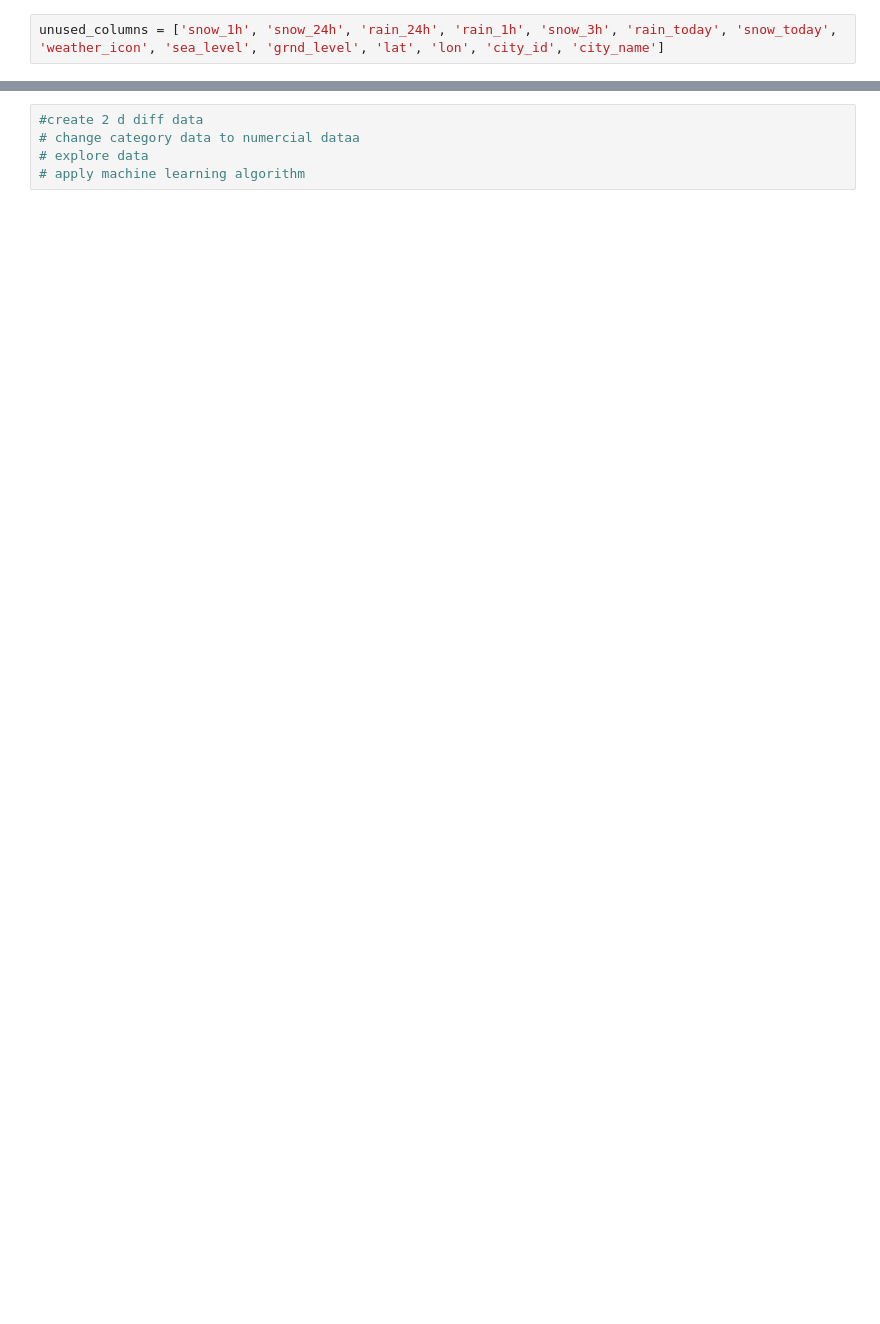
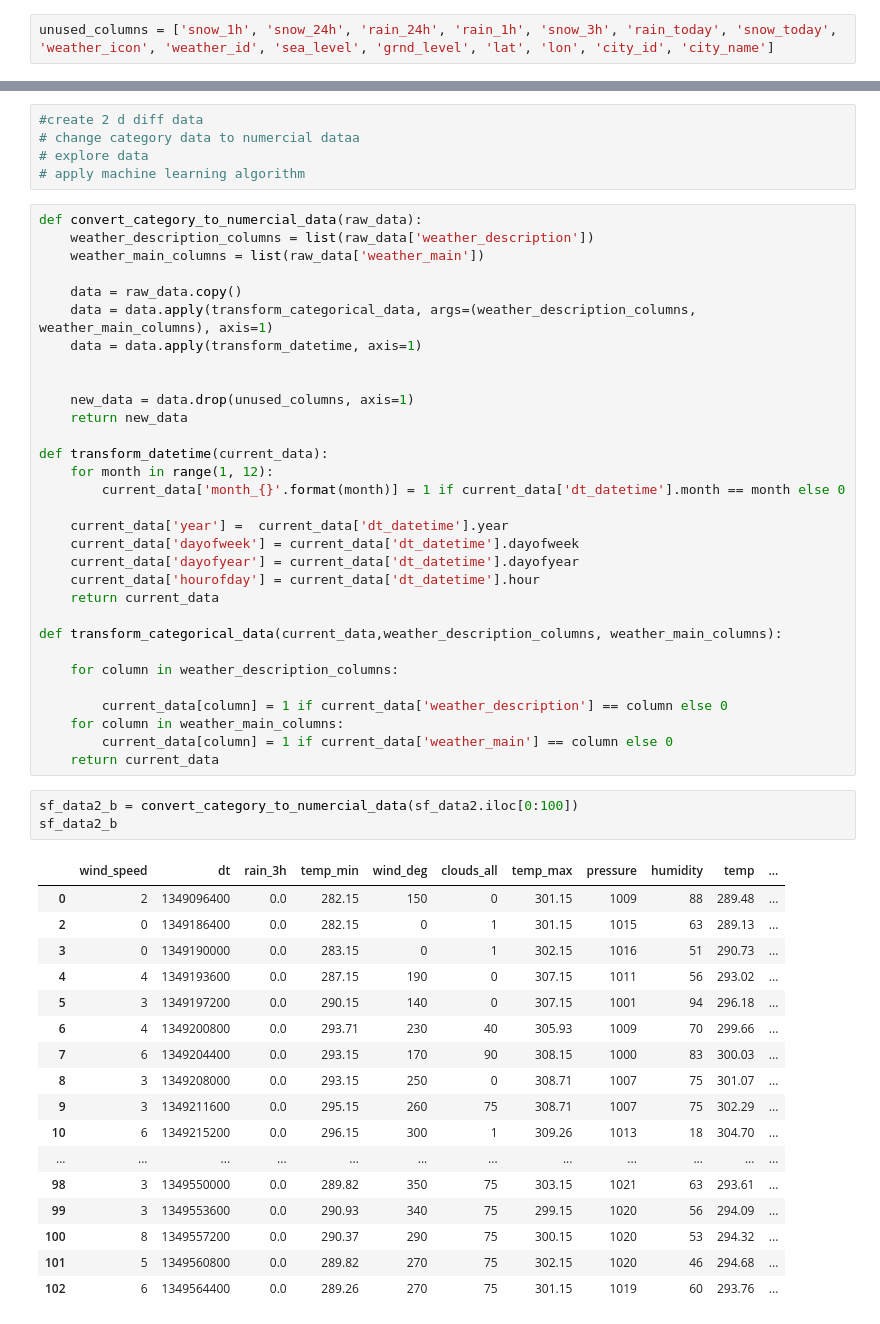
Before and after one commit to tsurupin/weather-forecast, a Jupyter notebook: spark/work/test2.ipynb, the cells around one changed output, grey strips where cells are left out. Cells and saved outputs as stored; diff of their text form; blank space fills up the shorter version.

```diff
--- a/spark/work/test2.ipynb
+++ b/spark/work/test2.ipynb
@@ -56,7 +56,7 @@ raw_columns
  'weather_description',
  'weather_icon']
 # %%
-unused_columns = ['snow_1h', 'snow_24h', 'rain_24h', 'rain_1h', 'snow_3h', 'rain_today', 'snow_today', 'weather_icon', 'sea_level', 'grnd_level', 'lat', 'lon', 'city_id', 'city_name']
+unused_columns = ['snow_1h', 'snow_24h', 'rain_24h', 'rain_1h', 'snow_3h', 'rain_today', 'snow_today', 'weather_icon', 'weather_id', 'sea_level', 'grnd_level', 'lat', 'lon', 'city_id', 'city_name']
 # %%
 columns = list(set(raw_columns) - set(unused_columns))
 # %%
@@ -245,3 +197,55 @@ def add_diff_data(current_data, prev_data):
 # change category data to numercial dataa
 # explore data
 # apply machine learning algorithm
+# %%
+def convert_category_to_numercial_data(raw_data):
+    weather_description_columns = list(raw_data['weather_description'])
+    weather_main_columns = list(raw_data['weather_main'])
+
+    data = raw_data.copy()
+    data = data.apply(transform_categorical_data, args=(weather_description_columns, weather_main_columns), axis=1)
+    data = data.apply(transform_datetime, axis=1)
+
+
+    new_data = data.drop(unused_columns, axis=1)
+    return new_data
+
+def transform_datetime(current_data):
+    for month in range(1, 12):
+        current_data['month_{}'.format(month)] = 1 if current_data['dt_datetime'].month == month else 0
+
+    current_data['year'] =  current_data['dt_datetime'].year
+    current_data['dayofweek'] = current_data['dt_datetime'].dayofweek
+    current_data['dayofyear'] = current_data['dt_datetime'].dayofyear
+    current_data['hourofday'] = current_data['dt_datetime'].hour
+    return current_data
+
+def transform_categorical_data(current_data,weather_description_columns, weather_main_columns):
+
+    for column in weather_description_columns:
+
+        current_data[column] = 1 if current_data['weather_description'] == column else 0
+    for column in weather_main_columns:
+        current_data[column] = 1 if current_data['weather_main'] == column else 0
+    return current_data
+# %%
+sf_data2_b = convert_category_to_numercial_data(sf_data2.iloc[0:100])
+sf_data2_b
+# %% [output]
+|  | wind_speed | dt | rain_3h | temp_min | wind_deg | clouds_all | temp_max | pressure | humidity | temp | ... |
+| 0 | 2 | 1349096400 | 0.0 | 282.15 | 150 | 0 | 301.15 | 1009 | 88 | 289.48 | ... |
+| 2 | 0 | 1349186400 | 0.0 | 282.15 | 0 | 1 | 301.15 | 1015 | 63 | 289.13 | ... |
+| 3 | 0 | 1349190000 | 0.0 | 283.15 | 0 | 1 | 302.15 | 1016 | 51 | 290.73 | ... |
+| 4 | 4 | 1349193600 | 0.0 | 287.15 | 190 | 0 | 307.15 | 1011 | 56 | 293.02 | ... |
+| 5 | 3 | 1349197200 | 0.0 | 290.15 | 140 | 0 | 307.15 | 1001 | 94 | 296.18 | ... |
+| 6 | 4 | 1349200800 | 0.0 | 293.71 | 230 | 40 | 305.93 | 1009 | 70 | 299.66 | ... |
+| 7 | 6 | 1349204400 | 0.0 | 293.15 | 170 | 90 | 308.15 | 1000 | 83 | 300.03 | ... |
+| 8 | 3 | 1349208000 | 0.0 | 293.15 | 250 | 0 | 308.71 | 1007 | 75 | 301.07 | ... |
+| 9 | 3 | 1349211600 | 0.0 | 295.15 | 260 | 75 | 308.71 | 1007 | 75 | 302.29 | ... |
+| 10 | 6 | 1349215200 | 0.0 | 296.15 | 300 | 1 | 309.26 | 1013 | 18 | 304.70 | ... |
+| ... | ... | ... | ... | ... | ... | ... | ... | ... | ... | ... | ... |
+| 98 | 3 | 1349550000 | 0.0 | 289.82 | 350 | 75 | 303.15 | 1021 | 63 | 293.61 | ... |
+| 99 | 3 | 1349553600 | 0.0 | 290.93 | 340 | 75 | 299.15 | 1020 | 56 | 294.09 | ... |
+| 100 | 8 | 1349557200 | 0.0 | 290.37 | 290 | 75 | 300.15 | 1020 | 53 | 294.32 | ... |
+| 101 | 5 | 1349560800 | 0.0 | 289.82 | 270 | 75 | 302.15 | 1020 | 46 | 294.68 | ... |
+| 102 | 6 | 1349564400 | 0.0 | 289.26 | 270 | 75 | 301.15 | 1019 | 60 | 293.76 | ... |
```
Also changed, not shown: parts of 9 cells of this notebook, 1 other file.
